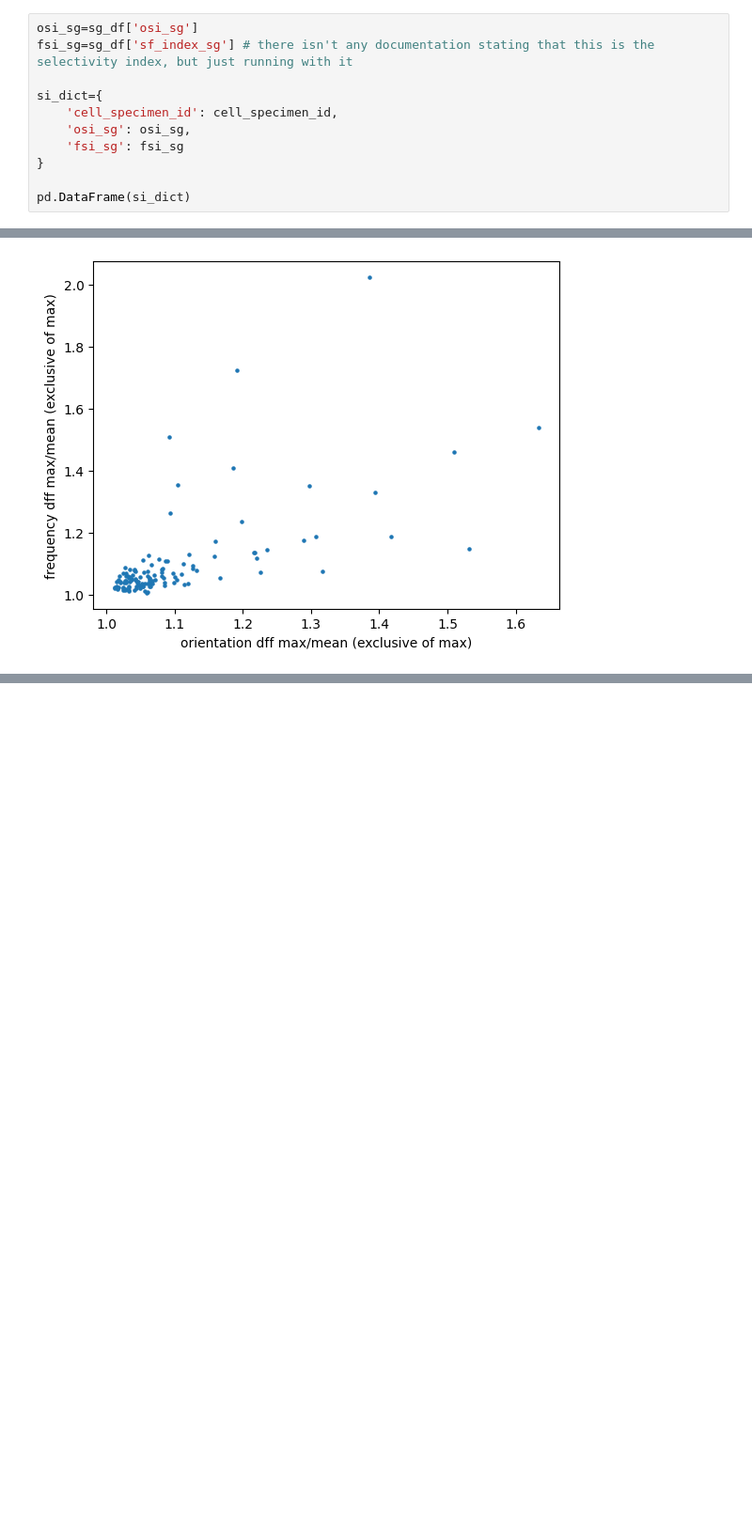
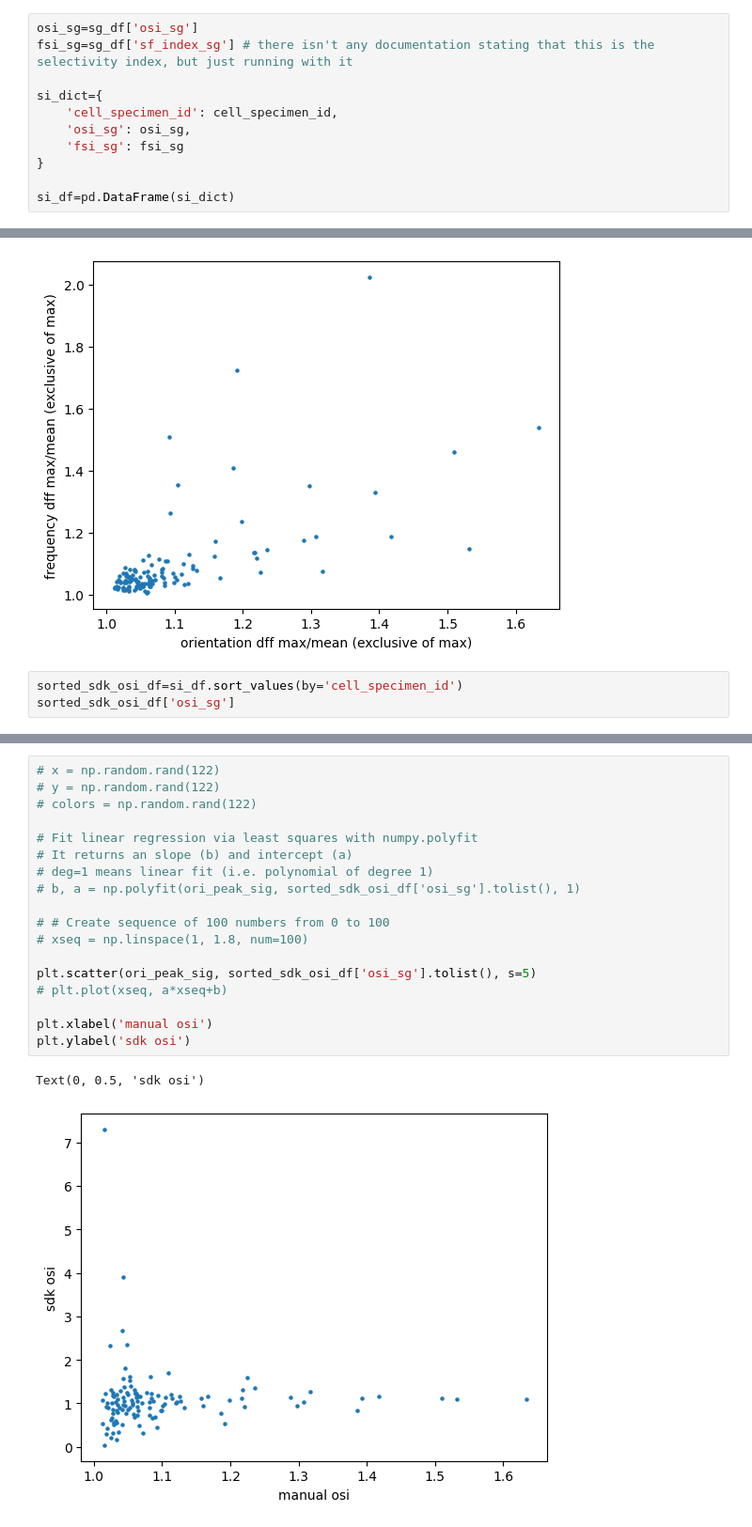
Before and after one commit to nyin01/natural-scene-tuning, a Jupyter notebook: scripts/two_photon.ipynb, the cells around one changed output, grey strips where cells are left out. Shown at 94% size. Cells and saved outputs as stored; diff of their text form; blank space fills up the shorter version.

```diff
--- a/scripts/two_photon.ipynb
+++ b/scripts/two_photon.ipynb
@@ -364,4 +365,4 @@ si_dict={
     'fsi_sg': fsi_sg
 }
 
-pd.DataFrame(si_dict)
+si_df=pd.DataFrame(si_dict)
@@ -765,3 +777,6 @@ plt.ylabel('frequency dff max/mean (exclusive of max)')
 # %% [output]
 Text(0, 0.5, 'frequency dff max/mean (exclusive of max)')
 [figure]
+# %%
+sorted_sdk_osi_df=si_df.sort_values(by='cell_specimen_id')
+sorted_sdk_osi_df['osi_sg']
@@ -767,0 +812,21 @@ Text(0, 0.5, 'frequency dff max/mean (exclusive of max)')
+# %%
+# x = np.random.rand(122)
+# y = np.random.rand(122)
+# colors = np.random.rand(122)
+
+# Fit linear regression via least squares with numpy.polyfit
+# It returns an slope (b) and intercept (a)
+# deg=1 means linear fit (i.e. polynomial of degree 1)
+# b, a = np.polyfit(ori_peak_sig, sorted_sdk_osi_df['osi_sg'].tolist(), 1)
+
+# # Create sequence of 100 numbers from 0 to 100
+# xseq = np.linspace(1, 1.8, num=100)
+
+plt.scatter(ori_peak_sig, sorted_sdk_osi_df['osi_sg'].tolist(), s=5)
+# plt.plot(xseq, a*xseq+b)
+
+plt.xlabel('manual osi')
+plt.ylabel('sdk osi')
+# %% [output]
+Text(0, 0.5, 'sdk osi')
+[figure, added]
```
Also changed, not shown: parts of 25 cells of this notebook.
